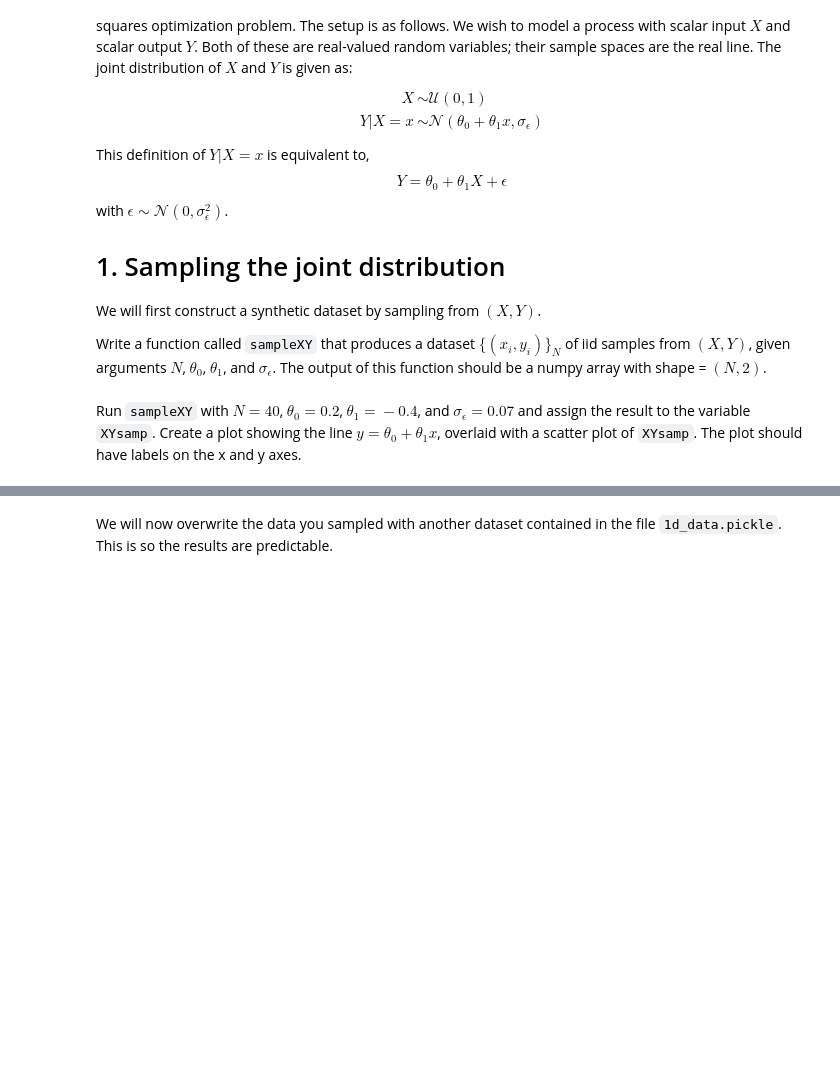
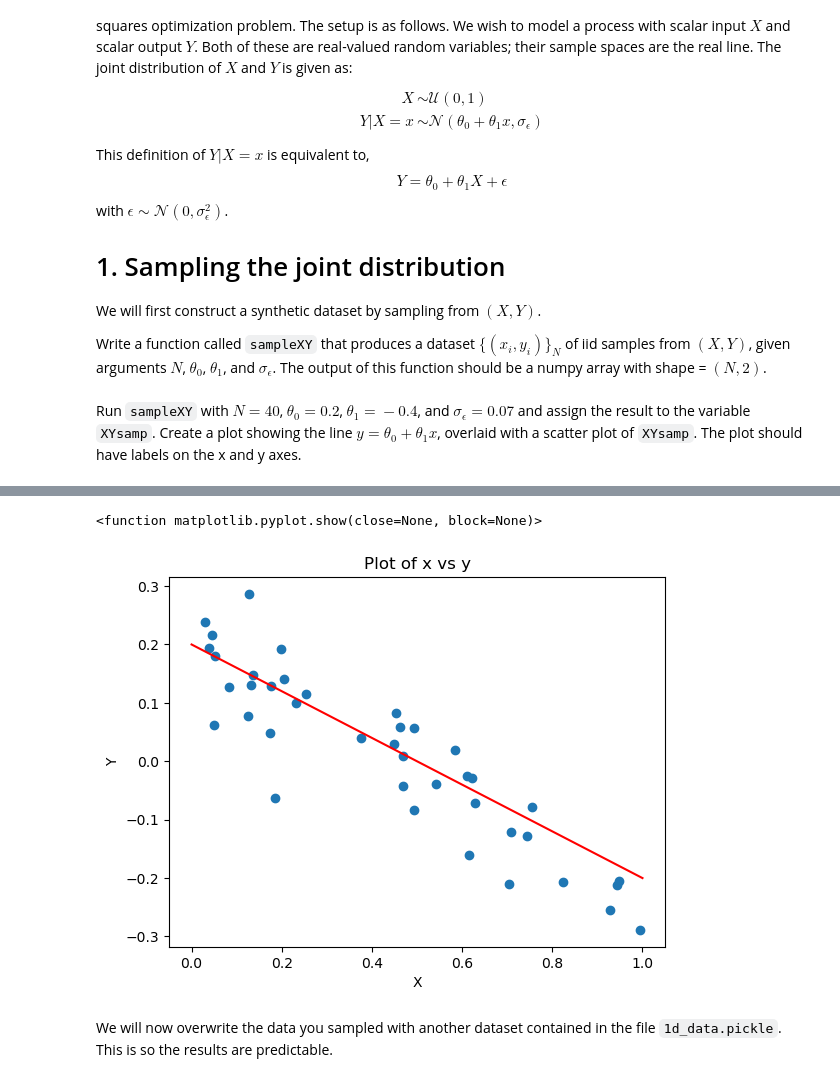
Before and after one commit to joshuaaduarte/dataScience_statistics, a Jupyter notebook: lab2/lab2.ipynb, the cells around one changed output, grey strips where cells are left out. Drawn from its saved outputs; the diff is of its cells as text; code cells hidden in the pictures; blank space fills up the shorter version.

```diff
--- a/lab2/lab2.ipynb
+++ b/lab2/lab2.ipynb
@@ -36,7 +36,11 @@ We will first construct a synthetic dataset by sampling  from $(X,Y)$.
 Write a function called `sampleXY` that produces a dataset $\{(x_i,y_i)\}_N$ of iid samples from $(X,Y)$, given arguments $N$, $\theta_0$, $\theta_1$, and $\sigma_\epsilon$. The output of this function should be a numpy array with shape = $(N,2)$.
 # %%
 def sampleXY(N, theta0, theta1, sigma_eps):
-    pass   # ADD CODE HERE
+    X = np.random.uniform(0,1,N)
+    epsilon = np.random.normal(0,sigma_eps, N)
+    Y = theta0 + theta1*X + epsilon
+    array = np.array([X,Y])
+    return array
 # %% [markdown]
 Run `sampleXY` with $N\!=\!40$, $\theta_0\!=\!0.2$, $\theta_1\!=\!-0.4$, and $\sigma_\epsilon\!=\!0.07$ and assign the result to the variable `XYsamp`. Create a plot showing the line $y=\theta_0 + \theta_1 x$, overlaid with a scatter plot of `XYsamp`. The plot should have labels on the x and y axes.
 # %%
@@ -48,7 +68,29 @@ XYsamp = sampleXY(N, theta0, theta1, sigma_eps)
 # %%
+# sets variables x and y to be the respective variables derived from the function in the previous cell
+x = XYsamp[0]
+y = XYsamp[1]
+
 fig1 = plt.figure()
+# adds points to a scatter plot
+plt.scatter(x,y)
+
+# creates a line that is y = theta0 + theta1*x and adds it to the plot
+line_x = np.linspace(0,1,100)
+line_y = theta0 + theta1*line_x
+
+plt.plot(line_x, line_y, '-r')
+
+# set axis labels and shows plot
+plt.title('Plot of x vs y')
+plt.xlabel('X')
+plt.ylabel('Y')
+plt.show
+
 
 # ADD CODE HERE
+# %% [output]
+<function matplotlib.pyplot.show(close=None, block=None)>
+[figure, added]
 # %%
 ################################
 # Reporting. Do not modify.#####
```
Also changed, not shown: parts of 9 cells of this notebook.
